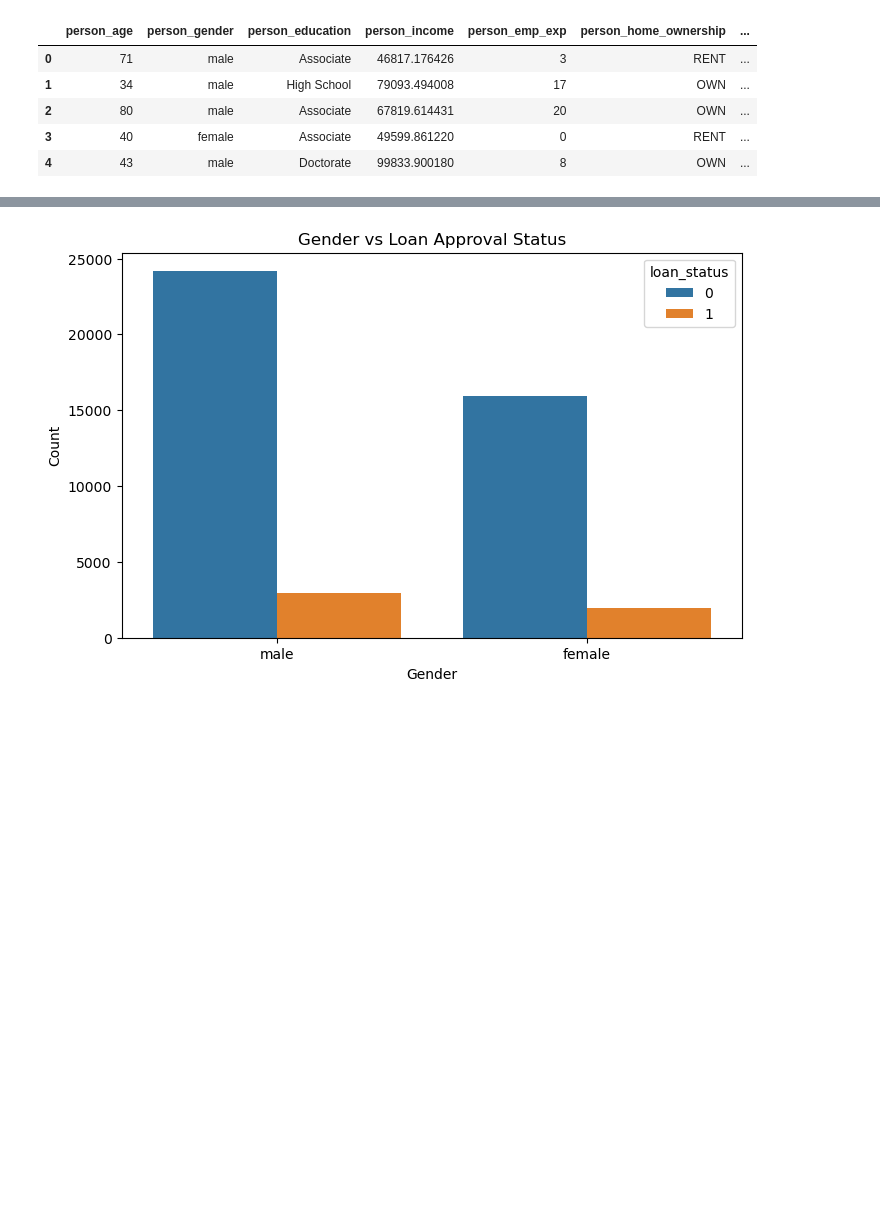
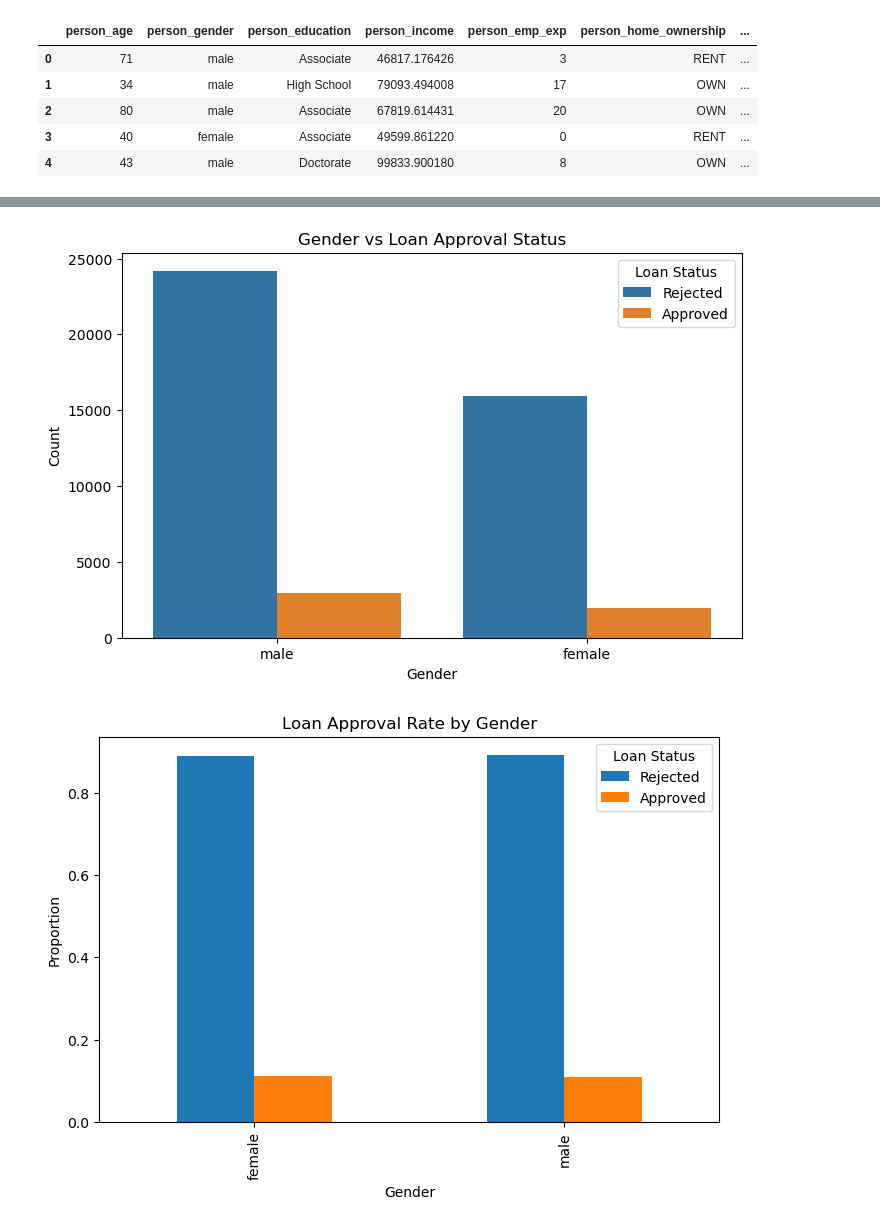
Before and after one commit to concept-cloud/Data-Visualization-And-Modeling, a Jupyter notebook: Lab/2.5 Visualizing Relationships Between Groups Lab.ipynb, the cells around one changed output, grey strips where cells are left out. Drawn from its saved outputs; the diff is of its cells as text; code cells hidden in the pictures; blank space fills up the shorter version.

```diff
--- a/Lab/2.5 Visualizing Relationships Between Groups Lab.ipynb
+++ b/Lab/2.5 Visualizing Relationships Between Groups Lab.ipynb
@@ -52,9 +70,40 @@ plt.show()
 # %%
 plt.figure(figsize=(8,5))
-sns.countplot(data=loan_df, x='person_gender', hue='loan_status')
+
+ax = sns.countplot(
+    data=loan_df,
+    x='person_gender',
+    hue='loan_status'
+)
+
 plt.title("Gender vs Loan Approval Status")
 plt.xlabel("Gender")
 plt.ylabel("Count")
+
+# Replace legend labels
+handles, labels = ax.get_legend_handles_labels()
+ax.legend(handles, ['Rejected', 'Approved'], title='Loan Status')
+
 plt.show()
+
+approval_rate = pd.crosstab(
+    loan_df['person_gender'],
+    loan_df['loan_status'],
+    normalize='index'
+)
+
+approval_rate.columns = ['Rejected', 'Approved']
+
+approval_rate.plot(
+    kind='bar',
+    figsize=(8,5)
+)
+
+plt.title("Loan Approval Rate by Gender")
+plt.xlabel("Gender")
+plt.ylabel("Proportion")
+plt.legend(title="Loan Status")
+plt.show()
 # %% [output]
-[figure, old version]
+[figure, new version]
+[figure, added]
```
Also changed, not shown: parts of 20 cells of this notebook.
